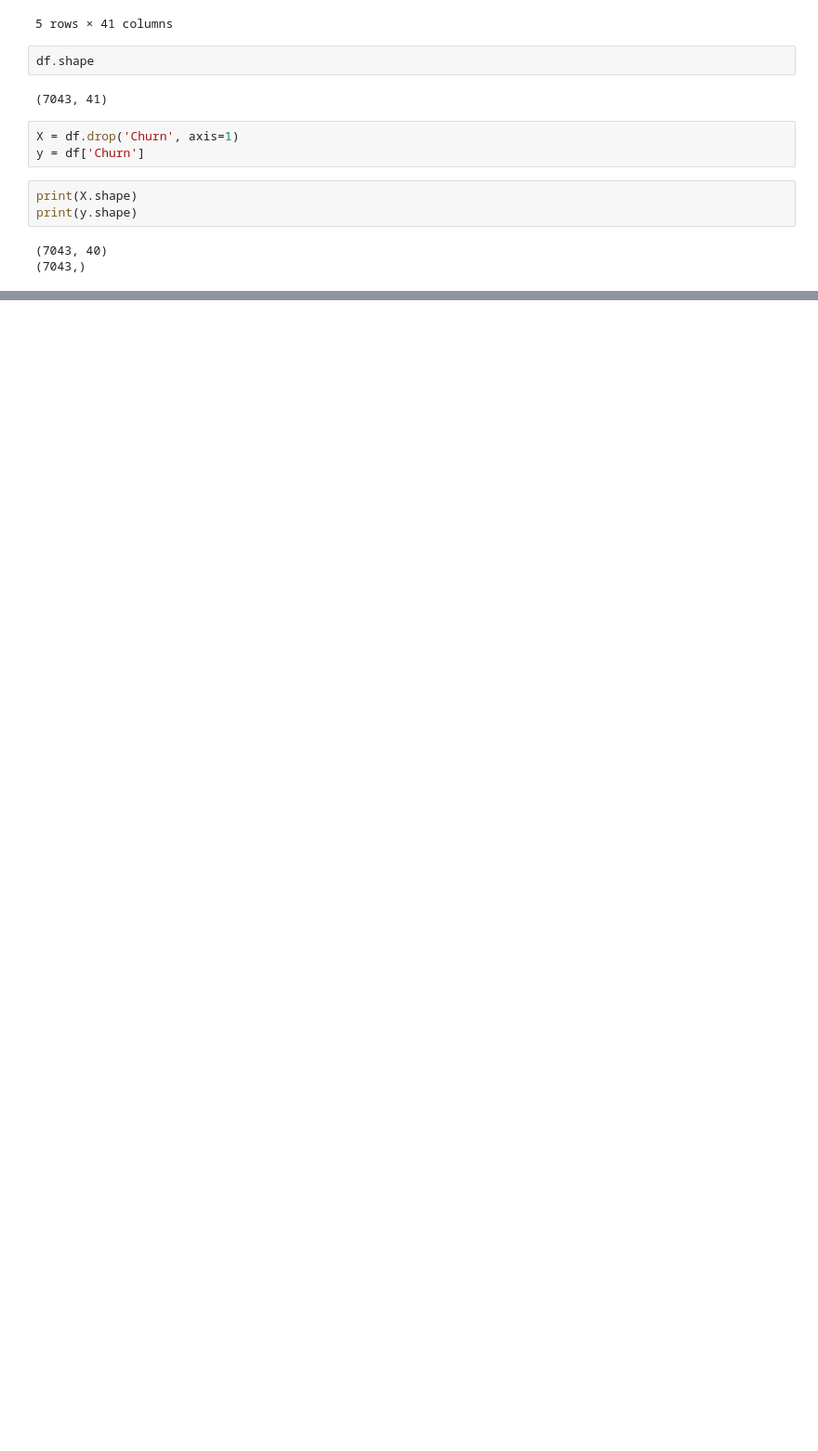
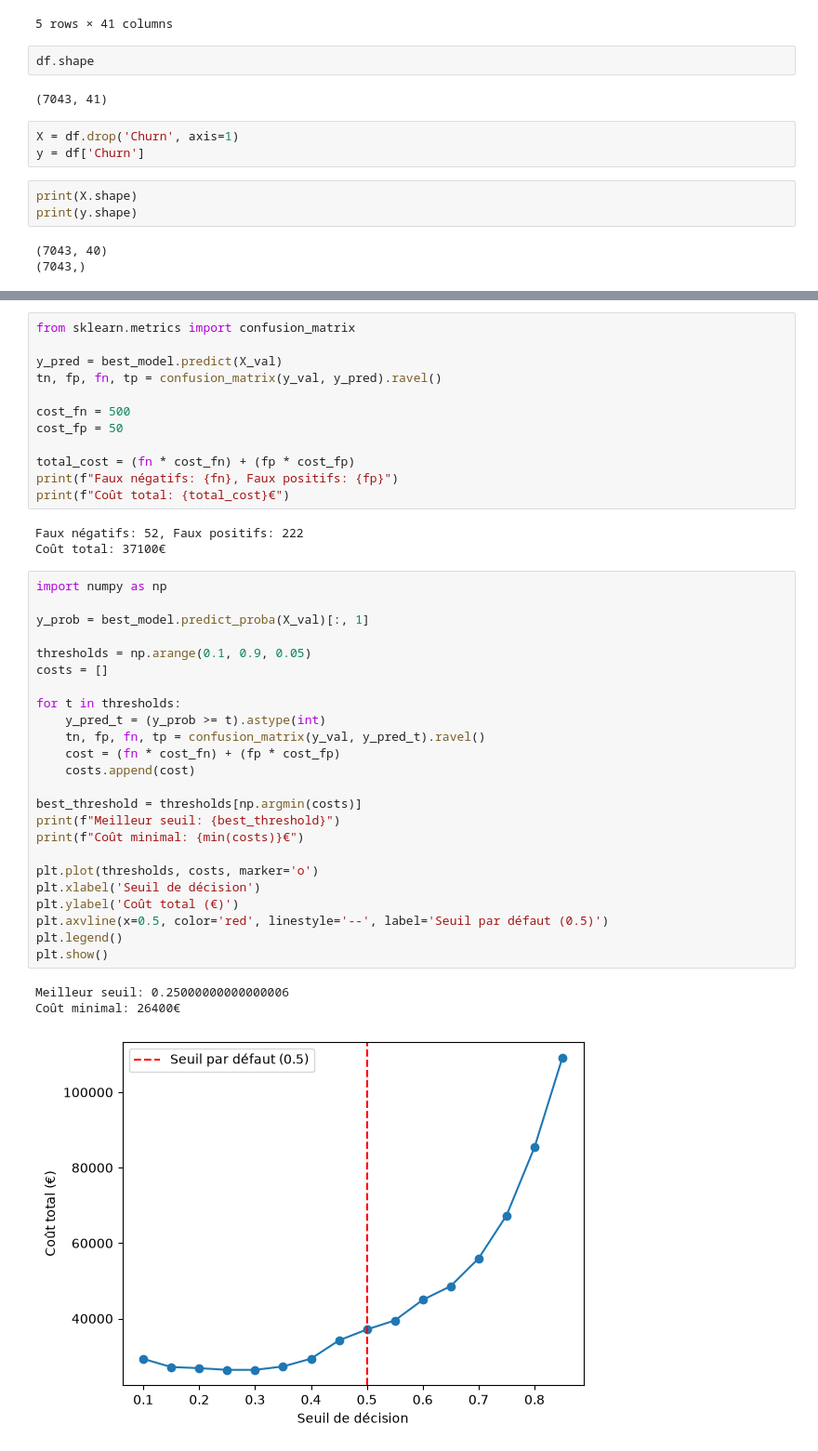
Before and after one commit to BkNaila/telco-churn-prediction, a Jupyter notebook: notebook/Untitled.ipynb, the cells around one changed output, grey strips where cells are left out. Shown at 93% size. Saved outputs shown, nothing was run; the diff lists cells and outputs as text; blank space fills up the shorter version.

```diff
--- a/notebook/Untitled.ipynb
+++ b/notebook/Untitled.ipynb
@@ -189,0 +452,43 @@ print(y.shape)
+# %%
+from sklearn.metrics import confusion_matrix
+
+y_pred = best_model.predict(X_val)
+tn, fp, fn, tp = confusion_matrix(y_val, y_pred).ravel()
+
+cost_fn = 500
+cost_fp = 50
+
+total_cost = (fn * cost_fn) + (fp * cost_fp)
+print(f"Faux négatifs: {fn}, Faux positifs: {fp}")
+print(f"Coût total: {total_cost}€")
+# %% [output]
+Faux négatifs: 52, Faux positifs: 222
+Coût total: 37100€
+# %%
+import numpy as np
+
+y_prob = best_model.predict_proba(X_val)[:, 1]
+
+thresholds = np.arange(0.1, 0.9, 0.05)
+costs = []
+
+for t in thresholds:
+    y_pred_t = (y_prob >= t).astype(int)
+    tn, fp, fn, tp = confusion_matrix(y_val, y_pred_t).ravel()
+    cost = (fn * cost_fn) + (fp * cost_fp)
+    costs.append(cost)
+
+best_threshold = thresholds[np.argmin(costs)]
+print(f"Meilleur seuil: {best_threshold}")
+print(f"Coût minimal: {min(costs)}€")
+
+plt.plot(thresholds, costs, marker='o')
+plt.xlabel('Seuil de décision')
+plt.ylabel('Coût total (€)')
+plt.axvline(x=0.5, color='red', linestyle='--', label='Seuil par défaut (0.5)')
+plt.legend()
+plt.show()
+# %% [output]
+Meilleur seuil: 0.25000000000000006
+Coût minimal: 26400€
+[figure, added]
```
Also changed, not shown: parts of 17 cells of this notebook.
